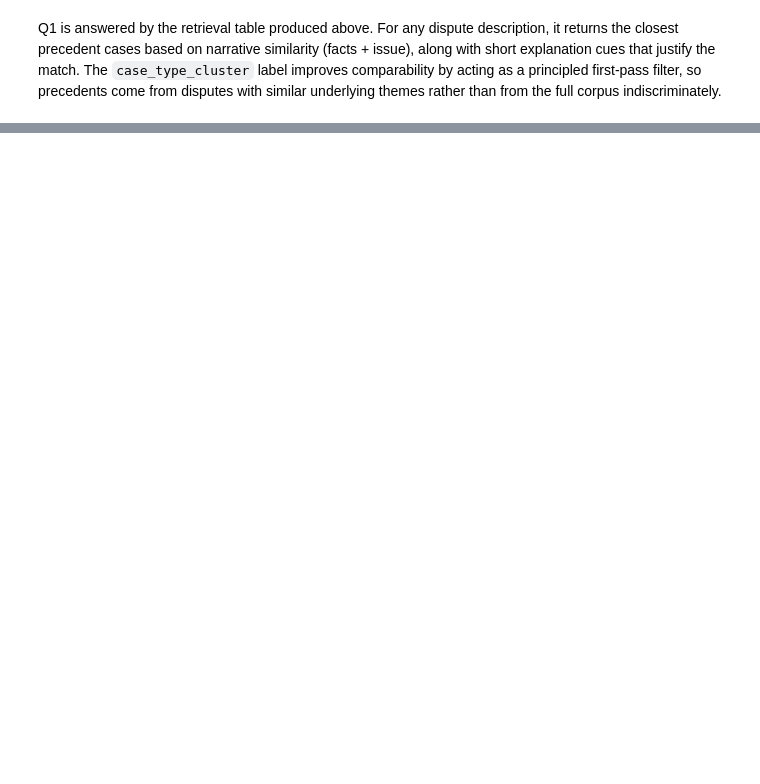
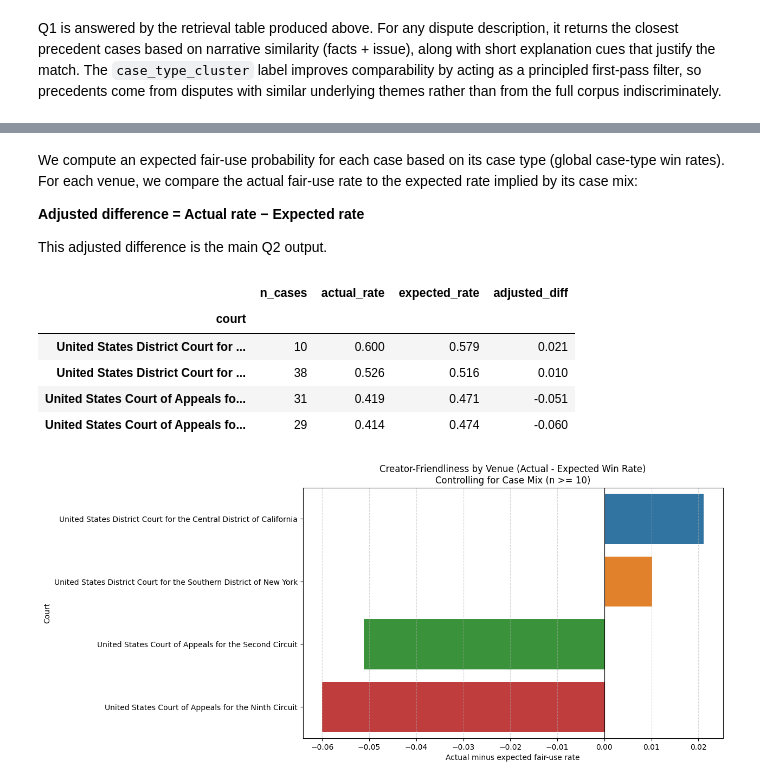
Before and after one commit to mqanaq/BA820-B1-Team13, a Jupyter notebook: M3_Fair_Use_Data_Integrated_Analysis_&_Synergy.ipynb, the cells around one changed output, grey strips where cells are left out. Drawn from its saved outputs; the diff is of its cells as text; code cells hidden in the pictures; blank space fills up the shorter version.

```diff
--- a/M3_Fair_Use_Data_Integrated_Analysis_&_Synergy.ipynb
+++ b/M3_Fair_Use_Data_Integrated_Analysis_&_Synergy.ipynb
@@ -593,0 +675,52 @@ Q1 is answered by the retrieval table produced above. For any dispute descriptio
+# %% [markdown]
+We compute an expected fair-use probability for each case based on its case type (global case-type win rates). For each venue, we compare the actual fair-use rate to the expected rate implied by its case mix:
+
+**Adjusted difference = Actual rate − Expected rate**
+
+This adjusted difference is the main Q2 output.
+# %%
+df_det = fair_use_findings[
+    fair_use_findings["outcome"].isin(["FAIR_USE_FOUND", "FAIR_USE_NOT_FOUND"])
+].copy()
+
+df_det["is_fair_use"] = (df_det["outcome"] == "FAIR_USE_FOUND").astype(int)
+
+cluster_baselines = df_det.groupby("case_type_cluster")["is_fair_use"].mean()
+df_det["expected_prob"] = df_det["case_type_cluster"].map(cluster_baselines)
+
+venue_stats = df_det.groupby("court").agg(
+    n_cases=("is_fair_use", "count"),
+    actual_wins=("is_fair_use", "sum"),
+    expected_wins=("expected_prob", "sum")
+)
+
+venue_stats["actual_rate"] = venue_stats["actual_wins"] / venue_stats["n_cases"]
+venue_stats["expected_rate"] = venue_stats["expected_wins"] / venue_stats["n_cases"]
+venue_stats["adjusted_diff"] = venue_stats["actual_rate"] - venue_stats["expected_rate"]
+
+min_cases = 10
+venue_analysis = venue_stats[venue_stats["n_cases"] >= min_cases].sort_values("adjusted_diff", ascending=False)
+
+display(venue_analysis[["n_cases", "actual_rate", "expected_rate", "adjusted_diff"]].round(3))
+
+plt.figure(figsize=(10, 6))
+sns.barplot(
+    x=venue_analysis["adjusted_diff"],
+    y=venue_analysis.index,
+    hue=venue_analysis.index,
+    legend=False
+)
+plt.axvline(0, color="black", linestyle="-", linewidth=0.8)
+plt.title(f"Creator-Friendliness by Venue (Actual - Expected Win Rate)\nControlling for Case Mix (n >= {min_cases})")
+plt.xlabel("Actual minus expected fair-use rate")
+plt.ylabel("Court")
+plt.grid(axis="x", linestyle="--", alpha=0.5)
+plt.show()
+# %% [output]
+|  | n_cases | actual_rate | expected_rate | adjusted_diff |
+| court |  |  |  |  |
+| United States District Court for ... | 10 | 0.600 | 0.579 | 0.021 |
+| United States District Court for ... | 38 | 0.526 | 0.516 | 0.010 |
+| United States Court of Appeals fo... | 31 | 0.419 | 0.471 | -0.051 |
+| United States Court of Appeals fo... | 29 | 0.414 | 0.474 | -0.060 |
+[figure, added]
```
Also changed, not shown: parts of 9 cells of this notebook.
